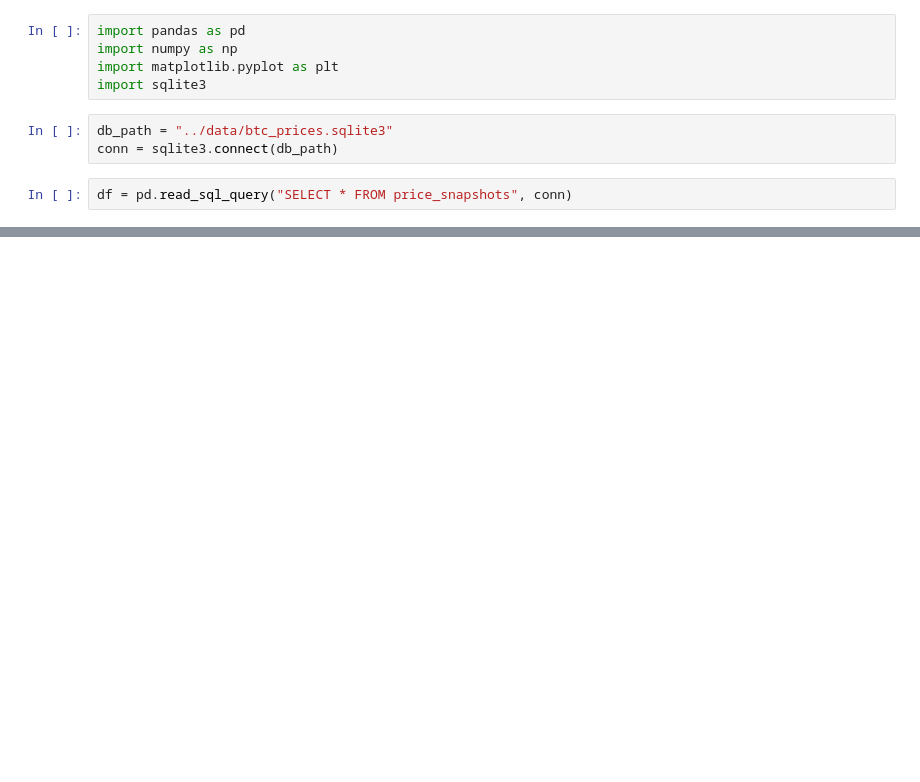
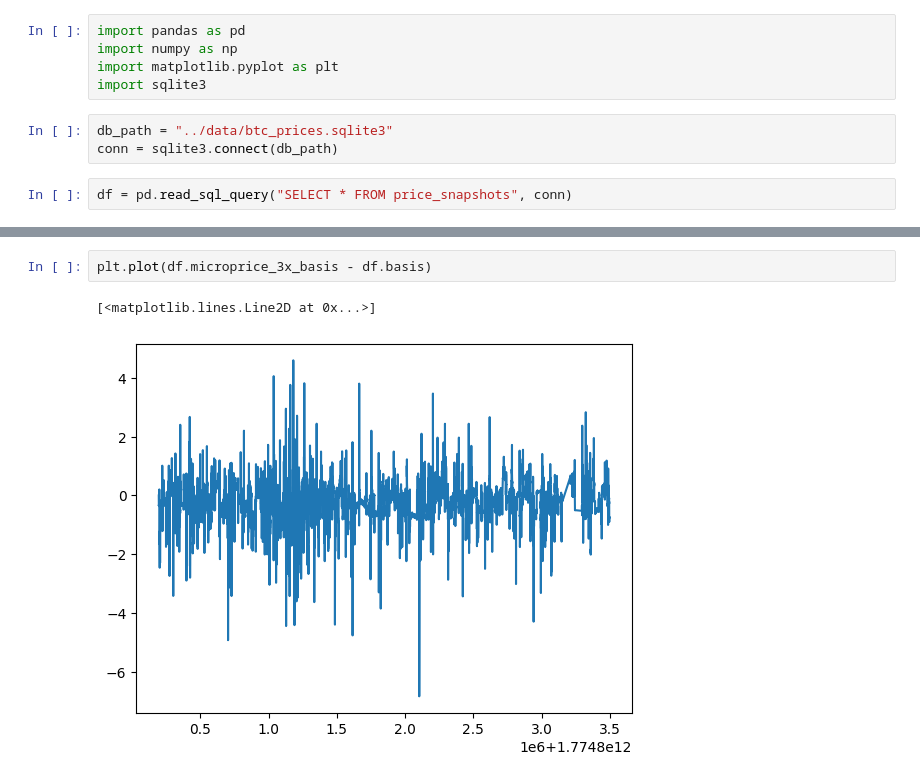
Before and after one commit to CWagamanEure/latent-fair-value, a Jupyter notebook: notebooks/compare_filters.ipynb, the cells around one changed output, grey strips where cells are left out. Drawn from its saved outputs; the diff is of its cells as text; blank space fills up the shorter version.

```diff
--- a/notebooks/compare_filters.ipynb
+++ b/notebooks/compare_filters.ipynb
@@ -39,0 +70,5 @@ plt.plot(df.microprice_2x_filtered_price)
+# %%
+plt.plot(df.microprice_3x_basis - df.basis)
+# %% [output]
+[<matplotlib.lines.Line2D at 0x...>]
+[figure, added]
```
Also changed, not shown: parts of 7 cells of this notebook, 8 other files.
